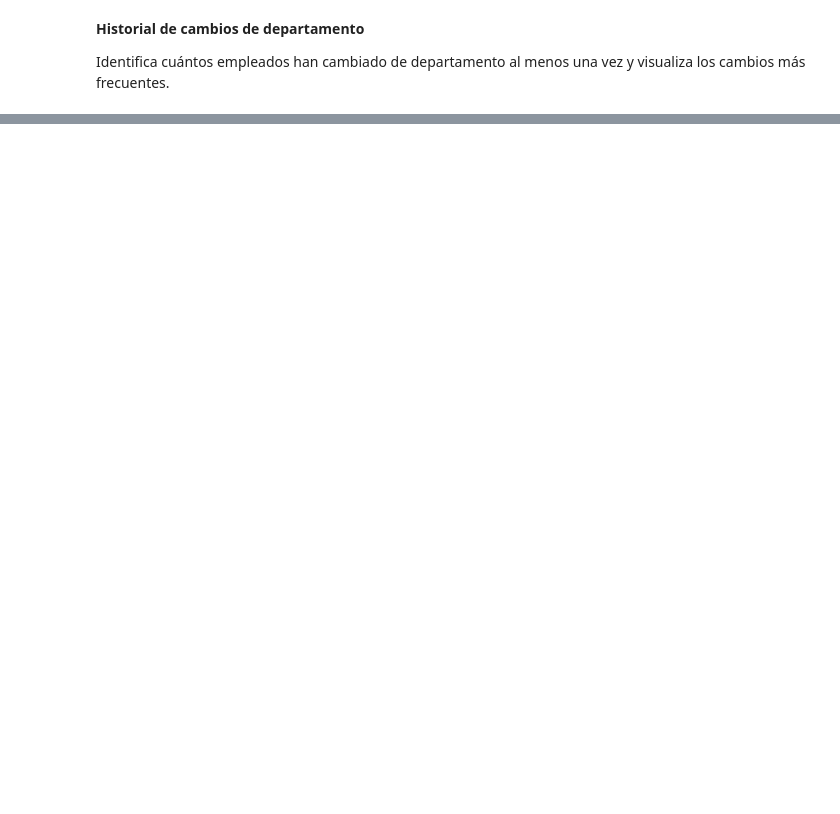
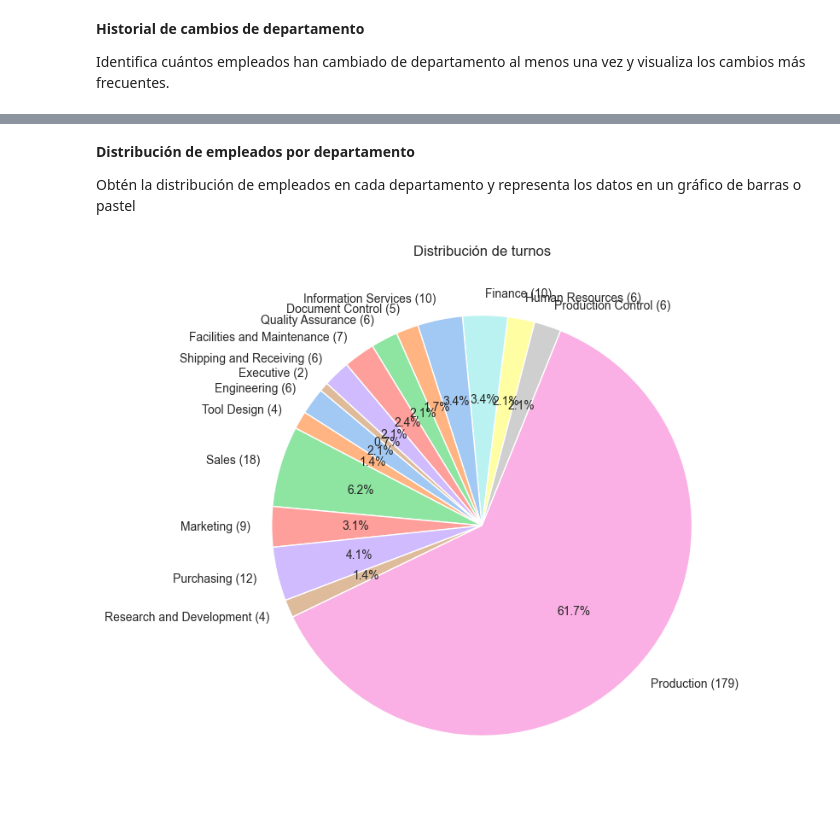
Before and after one commit to Raykersez/FCC-ADPython--Proyectos, a Jupyter notebook: HR-AdventureWorks.ipynb, the cells around one changed output, grey strips where cells are left out. Cells and saved outputs as stored; diff of their text form; code cells hidden in the pictures; blank space fills up the shorter version.

Commit message:
Distribución de empleados por departamento

```diff
--- a/HR-AdventureWorks.ipynb
+++ b/HR-AdventureWorks.ipynb
@@ -98,0 +98,25 @@ plt.show()
+# %% [markdown]
+**Distribución de empleados por departamento**
+
+Obtén la distribución de empleados en cada departamento y representa los datos en un gráfico de barras o pastel
+# %%
+query = """
+SELECT HRDepartment.Name AS Departamento ,count(*) as UsuariosPorDepartamento
+FROM HumanResources.EmployeeDepartmentHistory HRDepartmentHistory
+JOIN HumanResources.Employee HREmployee
+	ON HREmployee.BusinessEntityID = HRDepartmentHistory.BusinessEntityID
+JOIN HumanResources.Department HRDepartment
+    ON HRDepartment.DepartmentID = HRDepartmentHistory.DepartmentID
+WHERE HRDepartmentHistory.EndDate IS NULL
+GROUP BY HRDepartment.Name;
+"""
+df = pd.read_sql(query, engine)
+
+# Crear gráfico
+plt.figure(figsize=(8, 8))
+labels = [f"{dept} ({count})" for dept, count in zip(df["Departamento"], df["UsuariosPorDepartamento"])]
+plt.pie(df["UsuariosPorDepartamento"], labels=labels, autopct="%1.1f%%", startangle=140, colors=sns.color_palette("pastel"))
+plt.title("Distribución de turnos")
+plt.show()
+# %% [output]
+[figure, added]
```
Also changed, not shown: parts of 2 cells of this notebook.
